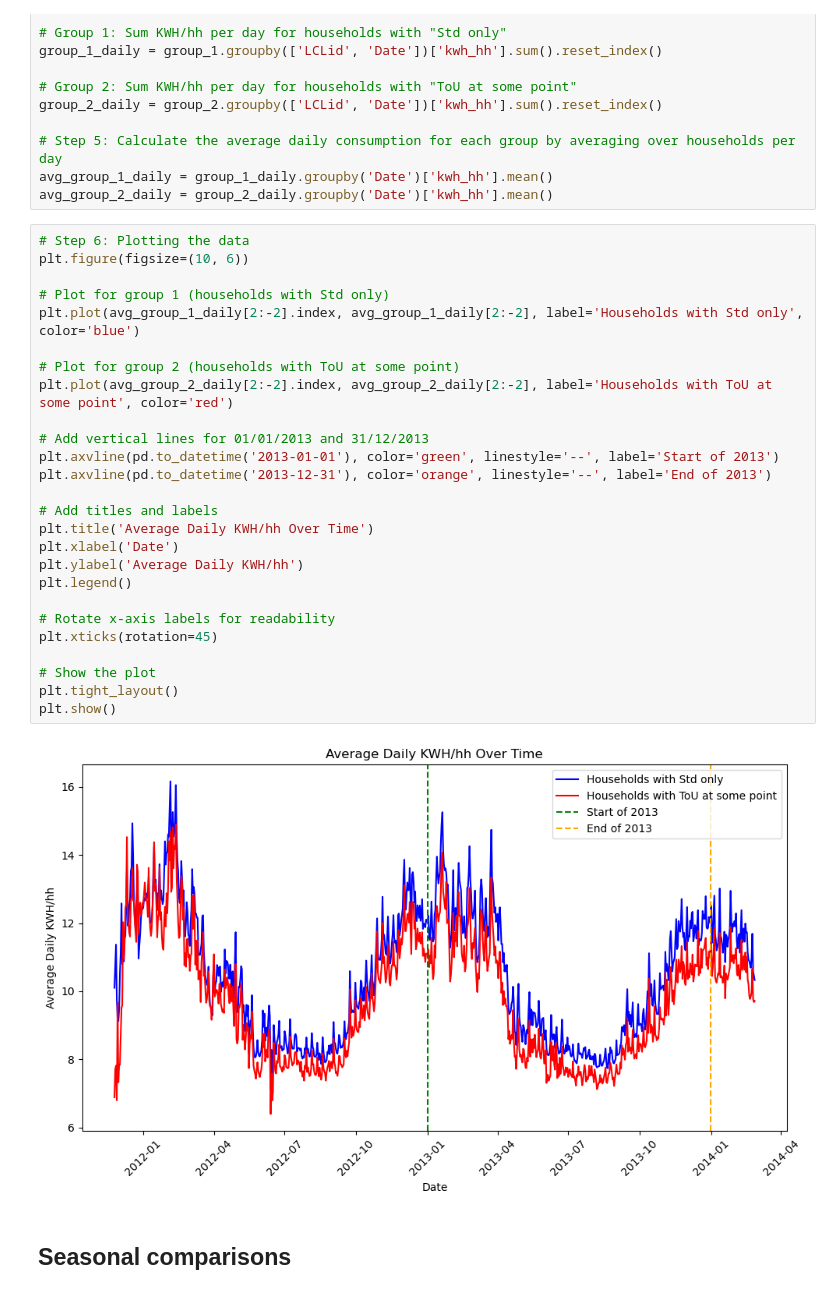
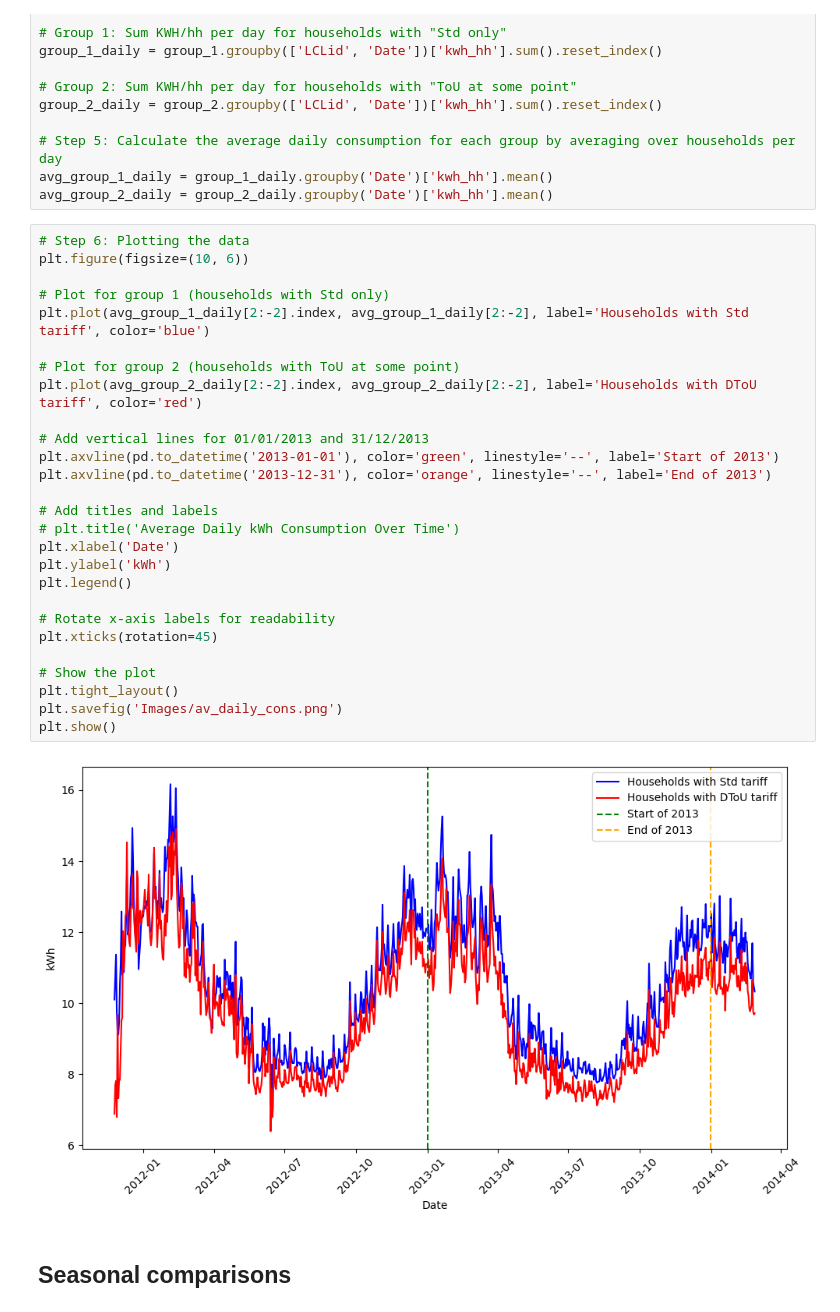
Before and after one commit to AlvaroCorrales/smart-meters-london, a Jupyter notebook: EDA and FE.ipynb, the cells around one changed output. Saved outputs shown, nothing was run; the diff lists cells and outputs as text.

```diff
--- a/EDA and FE.ipynb
+++ b/EDA and FE.ipynb
@@ -103,31 +107,32 @@ avg_group_2_daily = group_2_daily.groupby('Date')['kwh_hh'].mean()
 # %%
 # Step 6: Plotting the data
 plt.figure(figsize=(10, 6))
 
 # Plot for group 1 (households with Std only)
-plt.plot(avg_group_1_daily[2:-2].index, avg_group_1_daily[2:-2], label='Households with Std only', color='blue')
+plt.plot(avg_group_1_daily[2:-2].index, avg_group_1_daily[2:-2], label='Households with Std tariff', color='blue')
 
 # Plot for group 2 (households with ToU at some point)
-plt.plot(avg_group_2_daily[2:-2].index, avg_group_2_daily[2:-2], label='Households with ToU at some point', color='red')
+plt.plot(avg_group_2_daily[2:-2].index, avg_group_2_daily[2:-2], label='Households with DToU tariff', color='red')
 
 # Add vertical lines for 01/01/2013 and 31/12/2013
 plt.axvline(pd.to_datetime('2013-01-01'), color='green', linestyle='--', label='Start of 2013')
 plt.axvline(pd.to_datetime('2013-12-31'), color='orange', linestyle='--', label='End of 2013')
 
 # Add titles and labels
-plt.title('Average Daily KWH/hh Over Time')
+# plt.title('Average Daily kWh Consumption Over Time')
 plt.xlabel('Date')
-plt.ylabel('Average Daily KWH/hh')
+plt.ylabel('kWh')
 plt.legend()
 
 # Rotate x-axis labels for readability
 plt.xticks(rotation=45)
 
 # Show the plot
 plt.tight_layout()
+plt.savefig('Images/av_daily_cons.png')
 plt.show()
 # %% [output]
-[figure, old version]
+[figure, new version]
 # %% [markdown]
 ## Seasonal comparisons
 # %%
```
Also changed, not shown: parts of 7 cells of this notebook, 3 other files.
